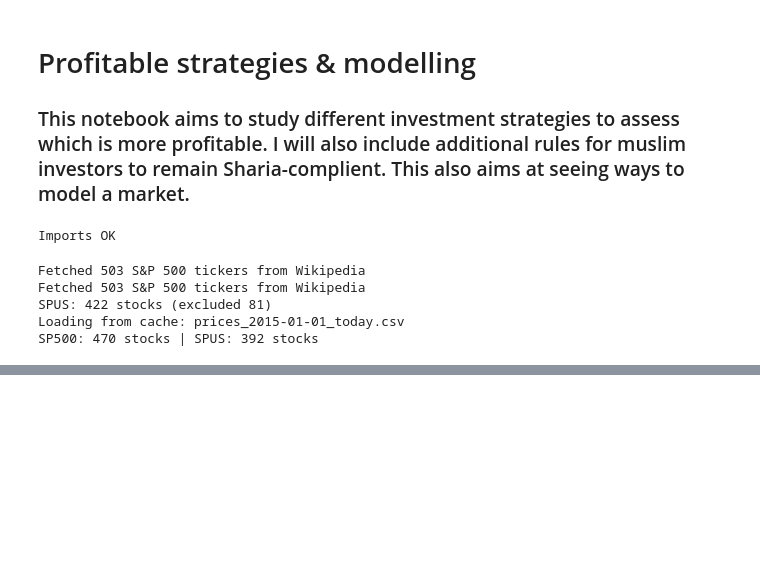
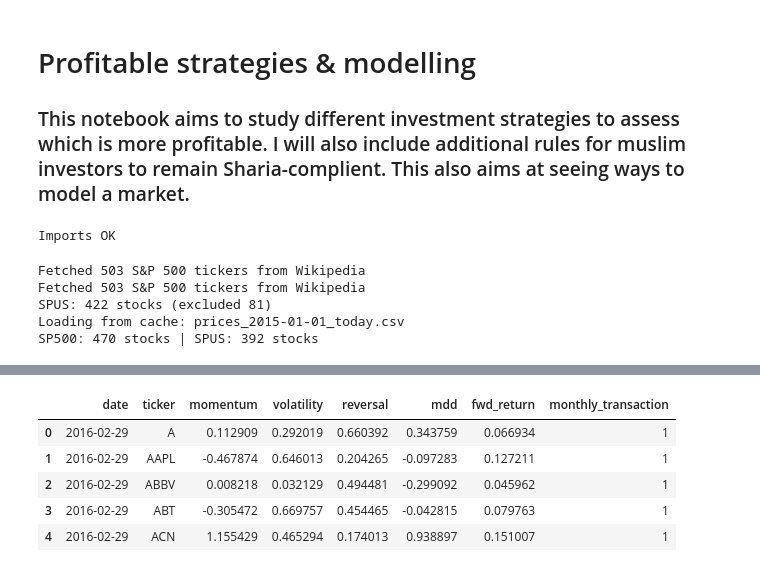
Before and after one commit to mahmoudahmedosman/quantitative_research_project, a Jupyter notebook: notebooks/03_strategies_models.ipynb, the cells around one changed output, grey strips where cells are left out. Saved outputs shown, nothing was run; the diff lists cells and outputs as text; code cells hidden in the pictures; blank space fills up the shorter version.

```diff
--- a/notebooks/03_strategies_models.ipynb
+++ b/notebooks/03_strategies_models.ipynb
@@ -69,0 +75,33 @@ columns_not_in_both = np.array(list(columns_not_in_both))
+# %%
+def trailing_max_drawdown(prices: pd.DataFrame,
+                          dates: pd.DatetimeIndex,
+                          window: int = 252) -> pd.DataFrame:
+    """
+    Trailing maximum drawdown, evaluated only at the given dates.
+
+    Same definition as 'metrics.max_drawdown' (worst peak-to-trough loss of
+    the wealth curve), but restricted to the 'window' trading days ending at
+    each date, so it uses no future data.
+
+    Parameters
+    ----------
+    prices : adjusted closes, dates x tickers.
+    dates  : dates at which to evaluate (e.g. month-ends); must be in prices.index.
+    window : trailing window in trading days (252 is about one year).
+
+    Returns
+    -------
+    DataFrame (dates x tickers) of values <= 0, e.g. -0.35 = a 35% peak-to-trough
+    loss inside the window. NaN where a stock has less than `window` days of
+    history, or has NaNs inside the window.
+    """
+    idx = prices.index.get_indexer(dates)
+    out = pd.DataFrame(np.nan, index=dates, columns=prices.columns)
+    P = prices.values
+    for k, i in enumerate(idx):
+        if i < window - 1:                                   # not enough history yet
+            continue
+        w = P[i - window + 1: i + 1]                         # (window, n_stocks)
+        dd = w / np.maximum.accumulate(w, axis=0) - 1        # loss from running peak
+        out.iloc[k] = dd.min(axis=0)                         # worst loss in the window
+    return out
@@ -69,0 +179,11 @@ columns_not_in_both = np.array(list(columns_not_in_both))
+# %%
+data = build_dataset(prices_spus)
+# %%
+data.head()
+# %% [output]
+|  | date | ticker | momentum | volatility | reversal | mdd | fwd_return | monthly_transaction |
+| 0 | 2016-02-29 | A | 0.112909 | 0.292019 | 0.660392 | 0.343759 | 0.066934 | 1 |
+| 1 | 2016-02-29 | AAPL | -0.467874 | 0.646013 | 0.204265 | -0.097283 | 0.127211 | 1 |
+| 2 | 2016-02-29 | ABBV | 0.008218 | 0.032129 | 0.494481 | -0.299092 | 0.045962 | 1 |
+| 3 | 2016-02-29 | ABT | -0.305472 | 0.669757 | 0.454465 | -0.042815 | 0.079763 | 1 |
+| 4 | 2016-02-29 | ACN | 1.155429 | 0.465294 | 0.174013 | 0.938897 | 0.151007 | 1 |
```
Also changed, not shown: parts of 17 cells of this notebook.
